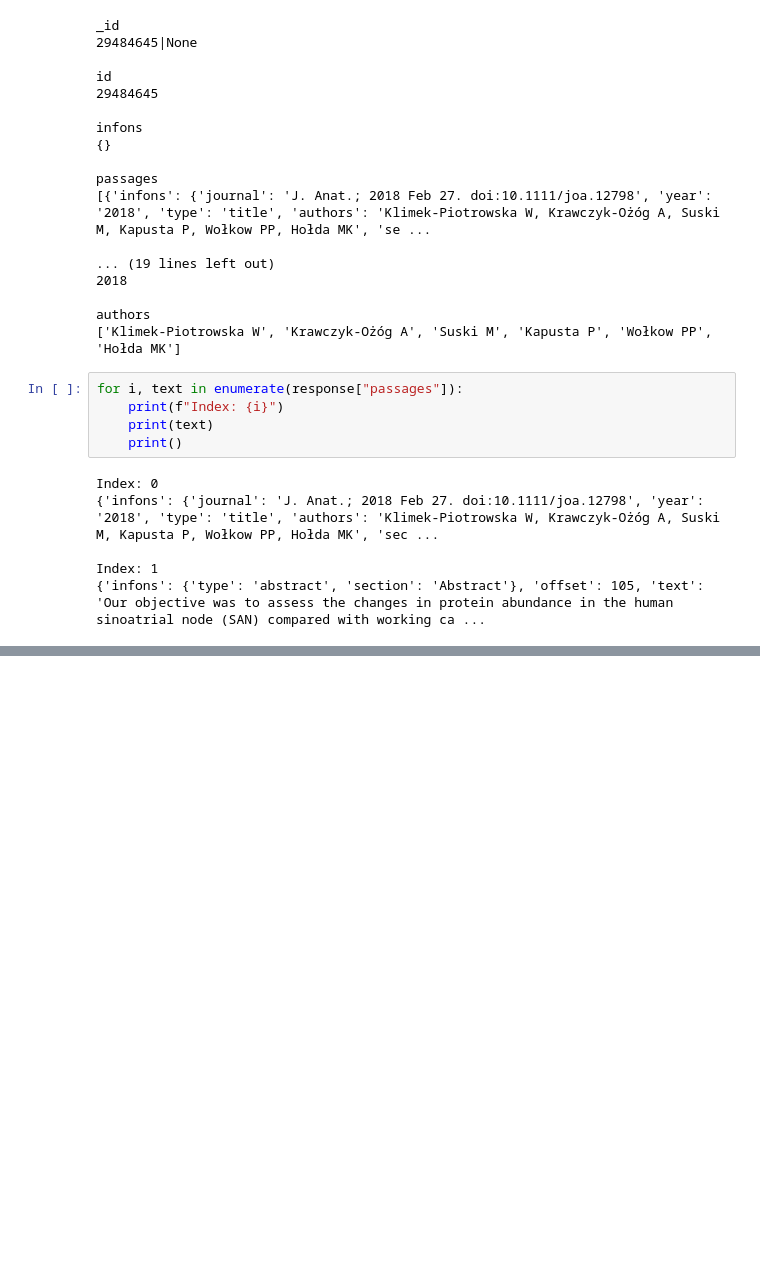
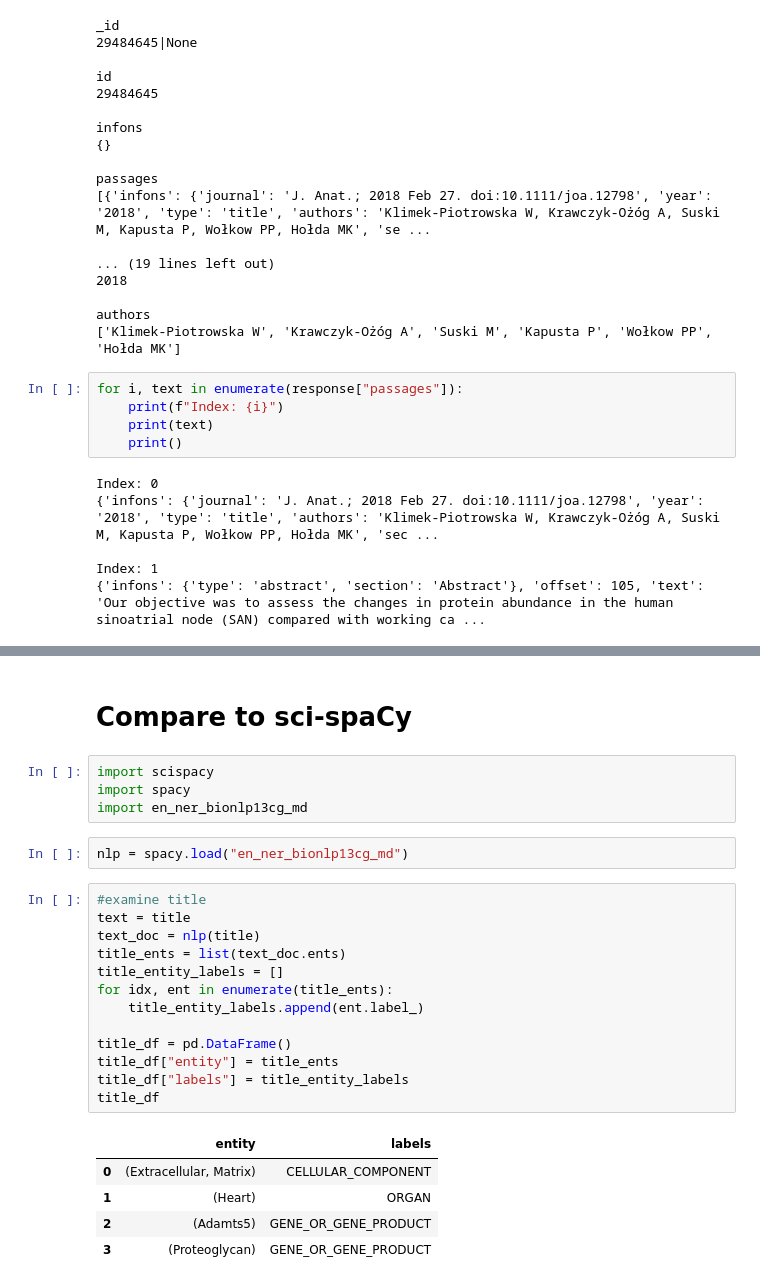
Before and after one commit to josephramirezgit/CASB-199, a Jupyter notebook: named_entity_recognition/PubTator API.ipynb, the cells around one changed output, grey strips where cells are left out. Cells and saved outputs as stored; diff of their text form; blank space fills up the shorter version.

```diff
--- a/named_entity_recognition/PubTator API.ipynb
+++ b/named_entity_recognition/PubTator API.ipynb
@@ -289,0 +456,27 @@ Index: 1
+# %% [markdown]
+# Compare to sci-spaCy
+# %%
+import scispacy
+import spacy
+import en_ner_bionlp13cg_md
+# %%
+nlp = spacy.load("en_ner_bionlp13cg_md")
+# %%
+#examine title
+text = title
+text_doc = nlp(title)
+title_ents = list(text_doc.ents)
+title_entity_labels = []
+for idx, ent in enumerate(title_ents):
+    title_entity_labels.append(ent.label_)
+
+title_df = pd.DataFrame()
+title_df["entity"] = title_ents
+title_df["labels"] = title_entity_labels
+title_df
+# %% [output]
+|  | entity | labels |
+| 0 | (Extracellular, Matrix) | CELLULAR_COMPONENT |
+| 1 | (Heart) | ORGAN |
+| 2 | (Adamts5) | GENE_OR_GENE_PRODUCT |
+| 3 | (Proteoglycan) | GENE_OR_GENE_PRODUCT |
```
Also changed, not shown: parts of 30 cells of this notebook, 9 other files.
